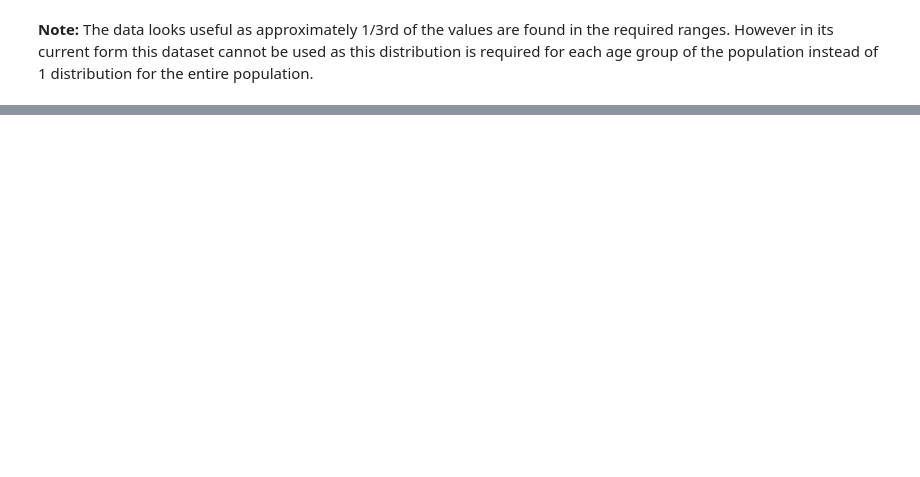
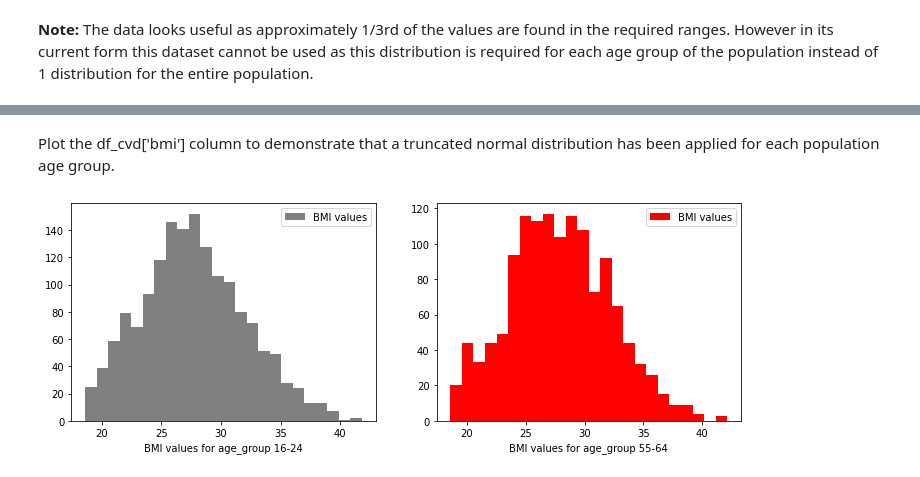
Before and after one commit to juliandunne1234/pada_project_g00267940, a Jupyter notebook: dataset_simulation_project.ipynb, the cells around one changed output, grey strips where cells are left out. Cells and saved outputs as stored; diff of their text form; code cells hidden in the pictures; blank space fills up the shorter version.

Commit message:
BMI variable - apply truncated normal distribution for each age group

```diff
--- a/dataset_simulation_project.ipynb
+++ b/dataset_simulation_project.ipynb
@@ -600,2 +610,25 @@ plt.show()
 # %% [markdown]
 <b>Note:</b> The data looks useful as approximately 1/3rd of the values are found in the required ranges. However in its current form this dataset cannot be used as this distribution is required for each age group of the population instead of 1 distribution for the entire population.
+# %%
+#Using the values generated for the simulated population size per age group
+sim_pop_arr
+age_list
+
+#Create a list to store BMI values
+bmi_list = []
+bmi_list2 = []
+
+#Iterate over values in age_list and run bmi_sample times the size of that populations age group
+for i in range(len(age_list)):
+
+    bmi_sample = stats.truncnorm.rvs((bmi_min - mean) / std_dev, (bmi_max - mean) / std_dev, loc=mean, scale=std_dev, size=sim_pop_arr[i])
+    bmi_list.append(bmi_sample)
+
+    #iterate over the values in the bmi_list and append to bmi_list2 so that it is all 1 single list
+    for x in bmi_sample:
+        bmi_list2.append(x)
+
+#Create a bmi column in the dataframe and round to 1 decimal place
+df_cvd['bmi'] = bmi_list2
+df_cvd['bmi'] = df_cvd['bmi'].round(decimals=1)
+df_cvd.head()
@@ -601,0 +642,26 @@ plt.show()
+# %% [markdown]
+Plot the df_cvd['bmi'] column to demonstrate that a truncated normal distribution has been applied for each population age group.
+# %%
+#Group data by population age groups and create 2 sample dataframes
+ages_grouped = df_cvd.groupby(['age_group'])
+trial_df = ages_grouped.get_group('16-24')
+trial_df2 = ages_grouped.get_group('55-64')
+
+#Set a figure size for the plots
+plt.figure(figsize=(12, 4))
+
+#Using subplot to display various plots side be side
+plt.subplot(1, 2, 1)
+plt.hist(trial_df['bmi'],  bins= 24, color='grey', label='BMI values')
+plt.xlabel('BMI values for age_group 16-24')
+plt.legend(loc='best')
+
+plt.subplot(1, 2, 2)
+plt.hist(trial_df2['bmi'],  bins= 24, color='red', label='BMI values')
+plt.xlabel('BMI values for age_group 55-64')
+plt.legend(loc='best')
+
+
+plt.show()
+# %% [output]
+[figure, added]
```
Also changed, not shown: parts of 5 cells of this notebook.
